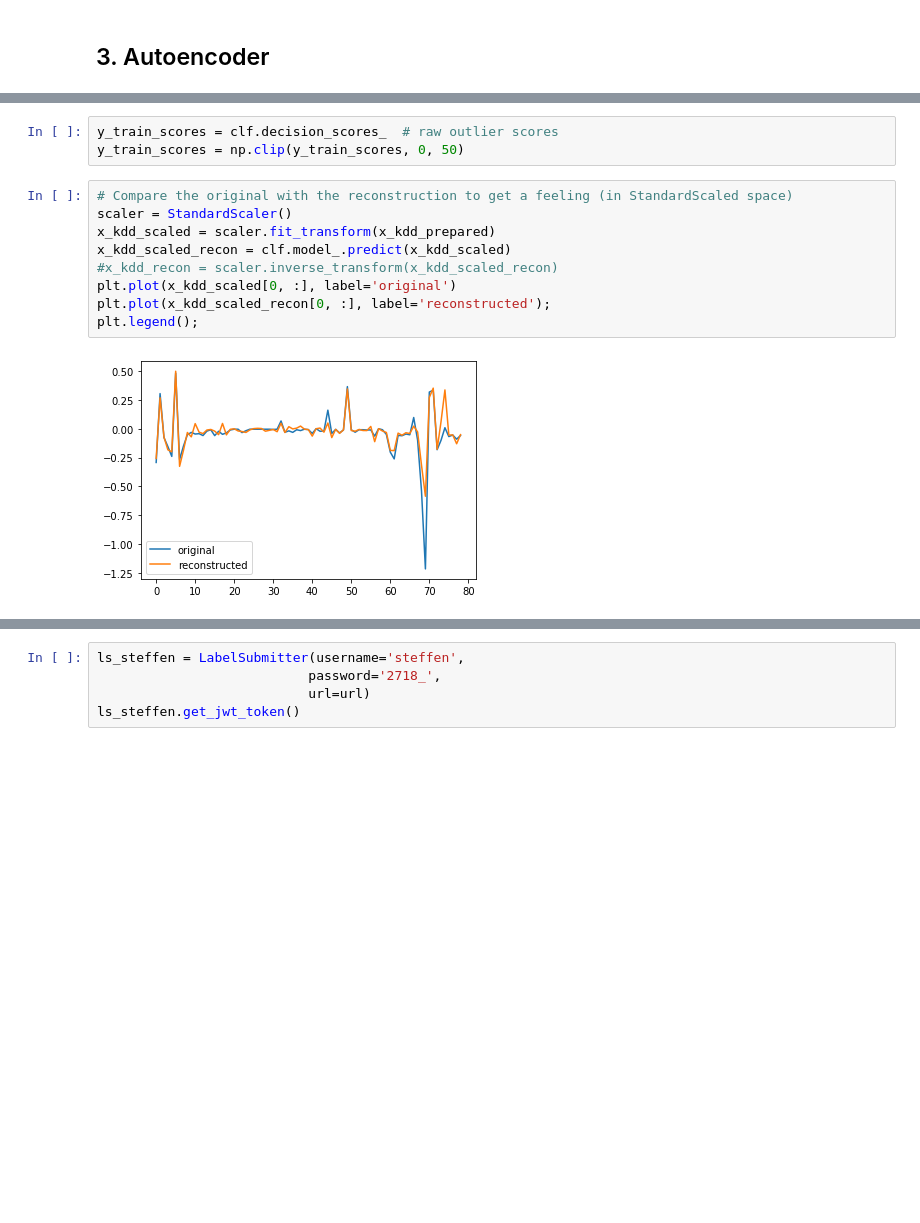
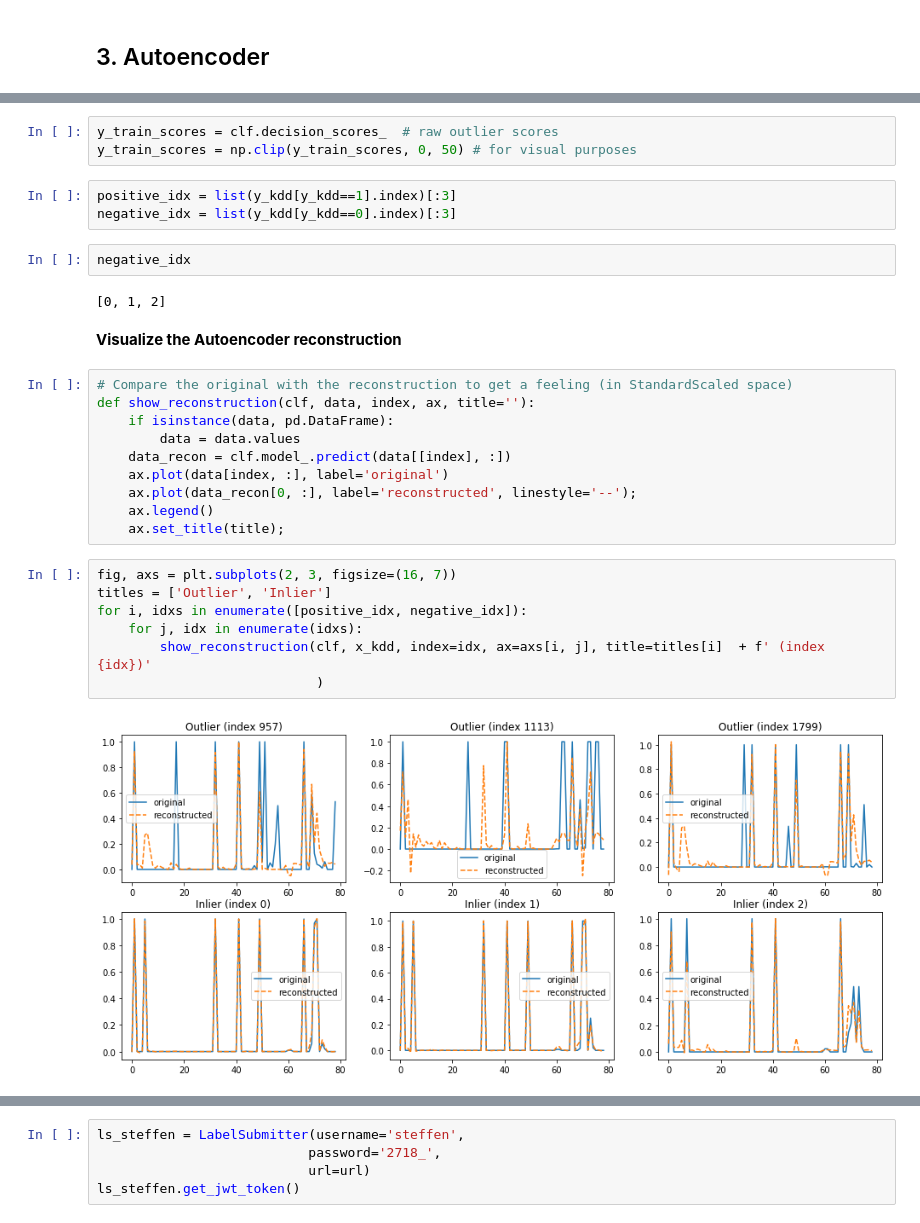
Before and after one commit to amld/workshop-unsupervised-fraud, a Jupyter notebook: notebooks/solutions_part2.ipynb, the cells around one changed output, grey strips where cells are left out. Cells and saved outputs as stored; diff of their text form; blank space fills up the shorter version.

```diff
--- a/notebooks/solutions_part2.ipynb
+++ b/notebooks/solutions_part2.ipynb
@@ -228,14 +227,31 @@ AutoEncoder(batch_size=16, contamination=0.1, dropout_rate=0.2, epochs=20,
 # %%
 y_train_scores = clf.decision_scores_  # raw outlier scores
-y_train_scores = np.clip(y_train_scores, 0, 50)
+y_train_scores = np.clip(y_train_scores, 0, 50) # for visual purposes
+# %%
+positive_idx = list(y_kdd[y_kdd==1].index)[:3]
+negative_idx = list(y_kdd[y_kdd==0].index)[:3]
+# %%
+negative_idx
+# %% [output]
+[0, 1, 2]
+# %% [markdown]
+**Visualize the Autoencoder reconstruction**
 # %%
 # Compare the original with the reconstruction to get a feeling (in StandardScaled space)
-scaler = StandardScaler()
-x_kdd_scaled = scaler.fit_transform(x_kdd_prepared)
-x_kdd_scaled_recon = clf.model_.predict(x_kdd_scaled)
-#x_kdd_recon = scaler.inverse_transform(x_kdd_scaled_recon)
-plt.plot(x_kdd_scaled[0, :], label='original')
-plt.plot(x_kdd_scaled_recon[0, :], label='reconstructed');
-plt.legend();
+def show_reconstruction(clf, data, index, ax, title=''):
+    if isinstance(data, pd.DataFrame):
+        data = data.values
+    data_recon = clf.model_.predict(data[[index], :])
+    ax.plot(data[index, :], label='original')
+    ax.plot(data_recon[0, :], label='reconstructed', linestyle='--');
+    ax.legend()
+    ax.set_title(title);
-# %% [output]
-[figure, removed]
+# %%
+fig, axs = plt.subplots(2, 3, figsize=(16, 7))
+titles = ['Outlier', 'Inlier']
+for i, idxs in enumerate([positive_idx, negative_idx]):
+    for j, idx in enumerate(idxs):
+        show_reconstruction(clf, x_kdd, index=idx, ax=axs[i, j], title=titles[i]  + f' (index {idx})'
+                            )
+# %% [output]
+[figure, added]
```
Also changed, not shown: parts of 29 cells of this notebook, 6 other files.
